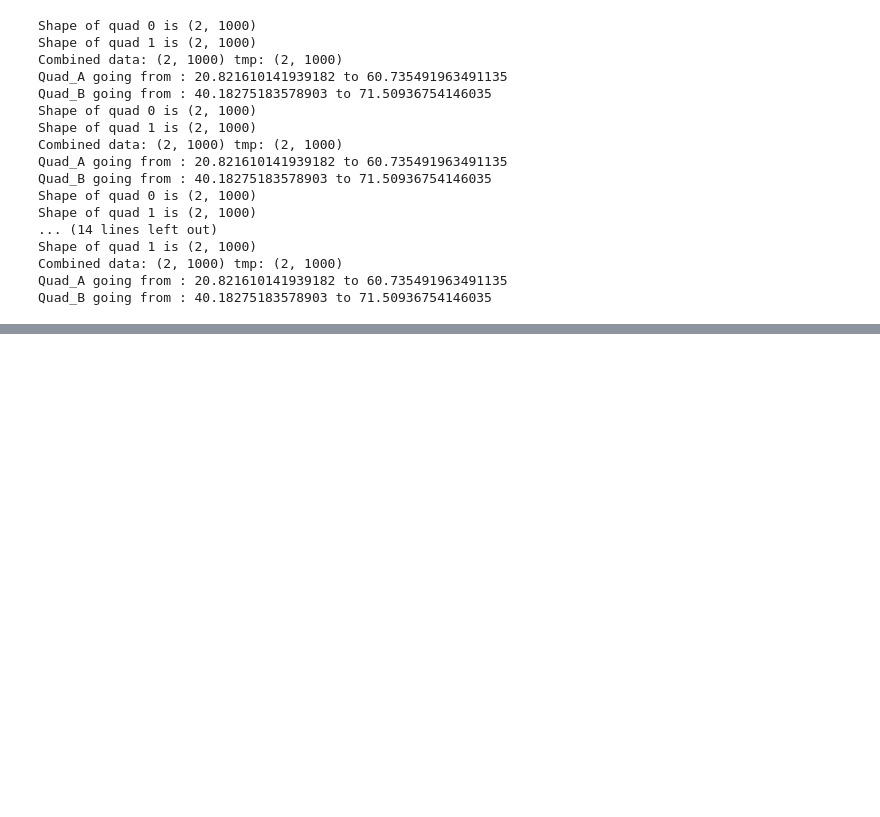
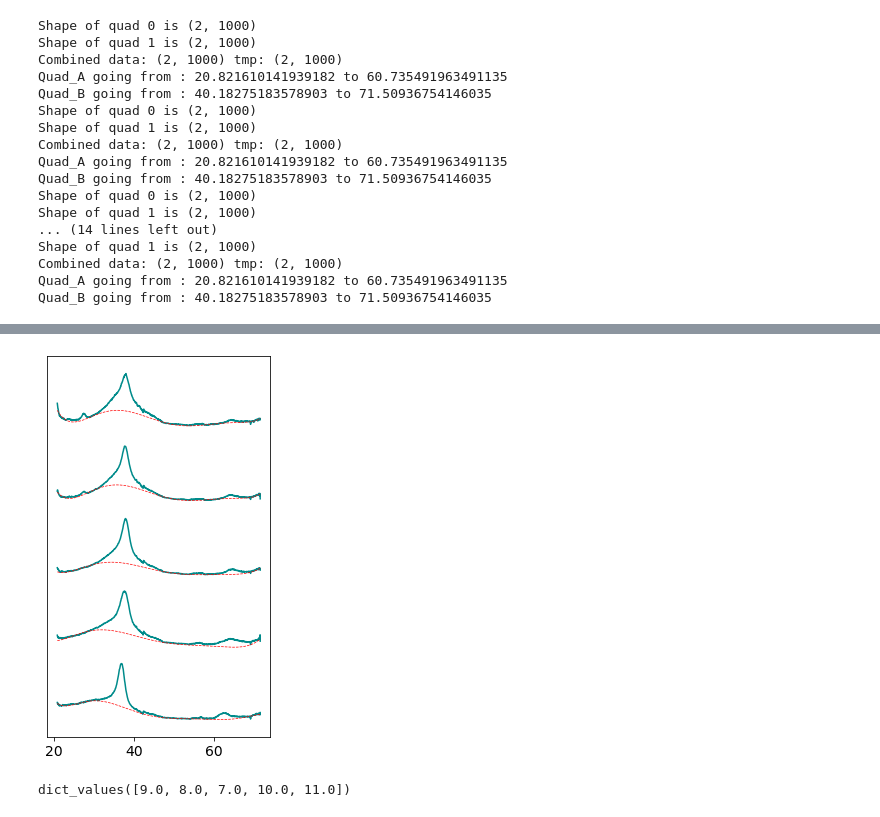
Before and after one commit to HeuserB/PhD_Thesis, a Jupyter notebook: notebooks/diamond_formation_LW03/diamond_formation.ipynb, the cells around one changed output, grey strips where cells are left out. Drawn from its saved outputs; the diff is of its cells as text; code cells hidden in the pictures; blank space fills up the shorter version.

```diff
--- a/notebooks/diamond_formation_LW03/diamond_formation.ipynb
+++ b/notebooks/diamond_formation_LW03/diamond_formation.ipynb
@@ -295,9 +315,11 @@ def fit_diamond(data):
     return out, fig
 # %%
-runs        = [182,186,188,190,192,289]
-fits        = [[]] * len(runs)
-for run_id, run in enumerate(runs):
-    data                    = np.loadtxt(f"../../.data_LW03/lineouts/r{run}_Q23.xy").T
-    fits[run_id], fig       = fit_diamond(data)
-    fig.savefig(f'../../.data_LW03/figures/r{run}__fit_plot.svg')
-    save_modelresult(fits[run_id], f'../../.data_LW03/fits/r{run}__modelresult.sav')
+def init_fits(runs=[182,186,188,190,192]):
+    ### fit all runs and store the optimied models in files ###
+    fits        = [[]] * len(runs)
+
+    for run_id, run in enumerate(runs):
+        data                    = np.loadtxt(f"../../.data_LW03/lineouts/r{run}_Q23.xy").T
+        fits[run_id], fig       = fit_diamond(data)
+        #fig.savefig(f'../../.data_LW03/figures/r{run}__fit_plot.svg')
+        save_modelresult(fits[run_id], f'../../.data_LW03/fits/r{run}__modelresult.sav')
@@ -304,3 +378,35 @@ for run_id, run in enumerate(runs):
+# %%
+def waterfallPlot(runs=[182,186,188,190,192]):
+    fig, axes       = plt.subplots(figsize=(4, 7))
+    probingTime     = {182:9.,186:8.,188:7.,190:10.,192:11.}
+    fits            = [[]] * len(runs)
+
+    for run_id, run in enumerate(runs):
+        fits[run_id]        = load_modelresult( f'../../.data_LW03/fits/r{run}__modelresult.sav')
+
+
+        t                   = int(probingTime[run])
+        t_id                = (int(t-np.min(list(probingTime.values()))))
+        data                = np.loadtxt(f"../../.data_LW03/lineouts/r{run}_Q23.xy").T
+        comps = fits[run_id].eval_components(x=data[0])
+
+        axes.plot(data[0], data[1]/np.max(data[1]) - t_id,color="darkcyan")
+        #axes.plot(data[0], comps['C111_']/np.max(data[1]) - t_id, '--', label='Peak 111',c='r')
+        #axes.plot(data[0], comps['C220_']/np.max(data[1]) - t_id, '--', label='Peak 220',c='b')
+        axes.plot(data[0], comps['bkg_']/np.max(data[1]) - t_id, '--', label='Background',c='r',linewidth=0.7)
+        #axes.plot(data[0], comps['PET_']/np.max(data[1]) - t_id, '--', label='PET peak',c='grey')
+    plt.tick_params(left=False, labelleft=False)
+    #axes.set_ylabel(r'I [au]')
+    plt.show()
+# %%
+waterfallPlot()
+# %% [output]
+[figure, added]
+# %%
+probingTime = {182:9.,186:8.,188:7.,190:10.,192:11.}
+probingTime.values()
+# %% [output]
+dict_values([9.0, 8.0, 7.0, 10.0, 11.0])
 # %%
 runs                = [182,186,188,190,192,289]
 d_111_ambient       = 2.04382
```
Also changed, not shown: parts of 8 cells of this notebook, 1 other file.
